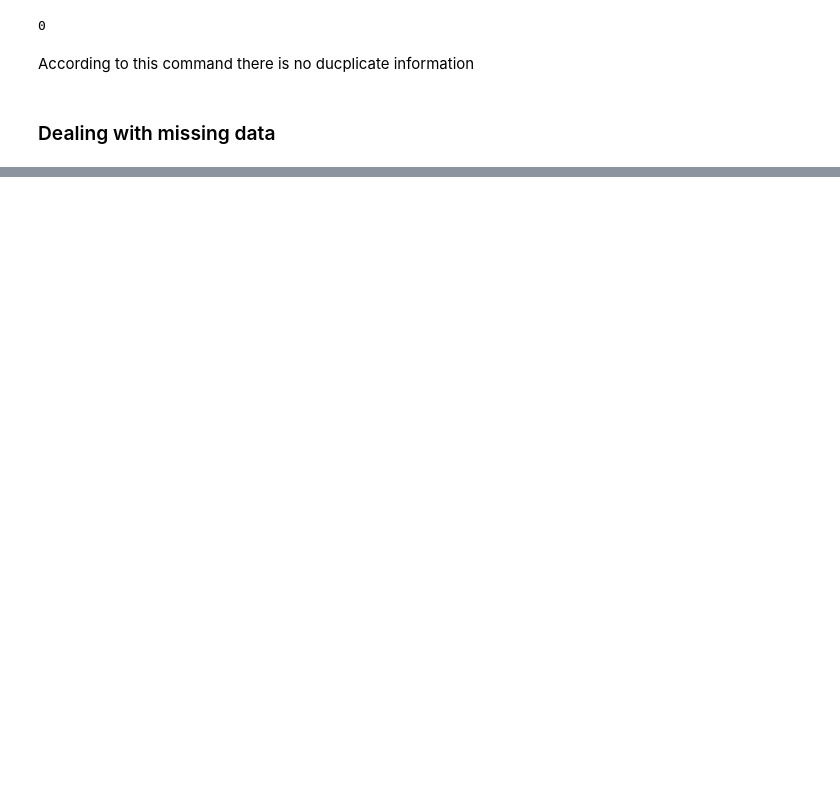
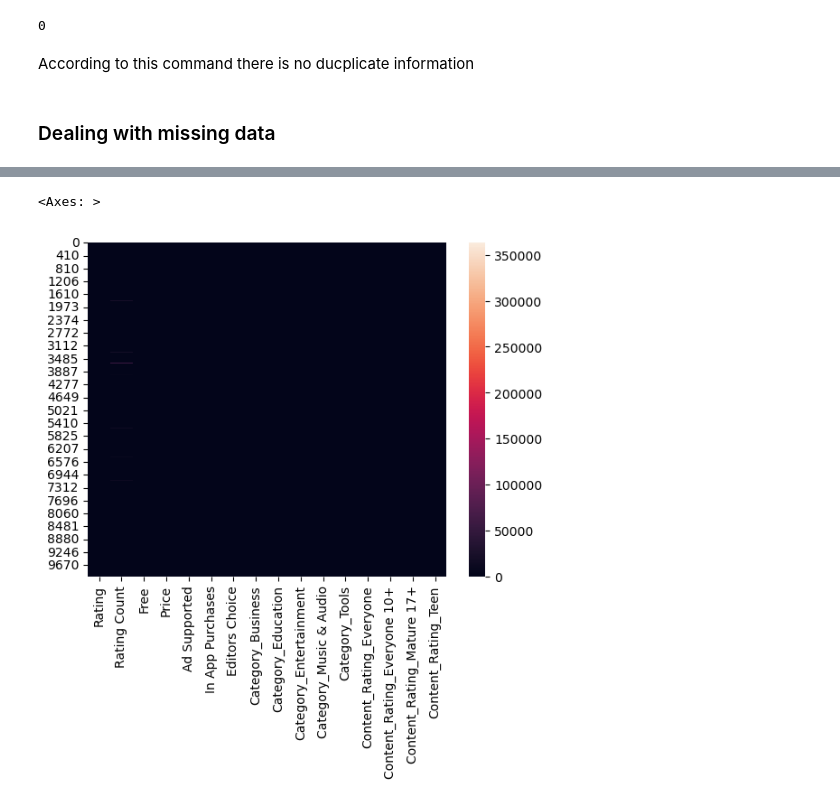
Before and after one commit to LouLan99/User-Rating-Prediction-Model, a Jupyter notebook: notebooks/01-data-loading-cleaning.ipynb, the cells around one changed output, grey strips where cells are left out. Saved outputs shown, nothing was run; the diff lists cells and outputs as text; code cells hidden in the pictures; blank space fills up the shorter version.

```diff
--- a/notebooks/01-data-loading-cleaning.ipynb
+++ b/notebooks/01-data-loading-cleaning.ipynb
@@ -243,0 +309,5 @@ df.fillna()
+# %%
+df['Ad Supported'] = df['Ad Supported'].replace({'True': 1, 'False': 0})
+df['In App Purchases'] = df['In App Purchases'].replace({'True': 1, 'False': 0})
+df['Editors Choice'] = df['Editors Choice'].replace({'True': 1, 'False': 0})
+df['Free'] = df['Free'].replace({'True': 1, 'False': 0})
@@ -243,0 +392,2 @@ df.fillna()
+# %%
+df = df[df['Category'].isin(['Education', 'Music & Audio', 'Business', 'Tools', 'Entertainment'])]
@@ -243,0 +410,5 @@ df.fillna()
+# %%
+dummies = pd.get_dummies(df['Category'], prefix = 'Category')
+df = pd.concat([df, dummies], axis=1)
+df = df.drop('Category', axis=1)
+df
@@ -243,0 +429,5 @@ df.fillna()
+# %%
+dummies = pd.get_dummies(df['Content Rating'], prefix = 'Content_Rating')
+df = pd.concat([df, dummies], axis=1)
+df = df.drop('Content Rating', axis=1)
+df
@@ -243,0 +448,5 @@ df.fillna()
+# %%
+sns.heatmap(data = df)
+# %% [output]
+<Axes: >
+[figure, added]
```
Also changed, not shown: parts of 31 cells of this notebook.
